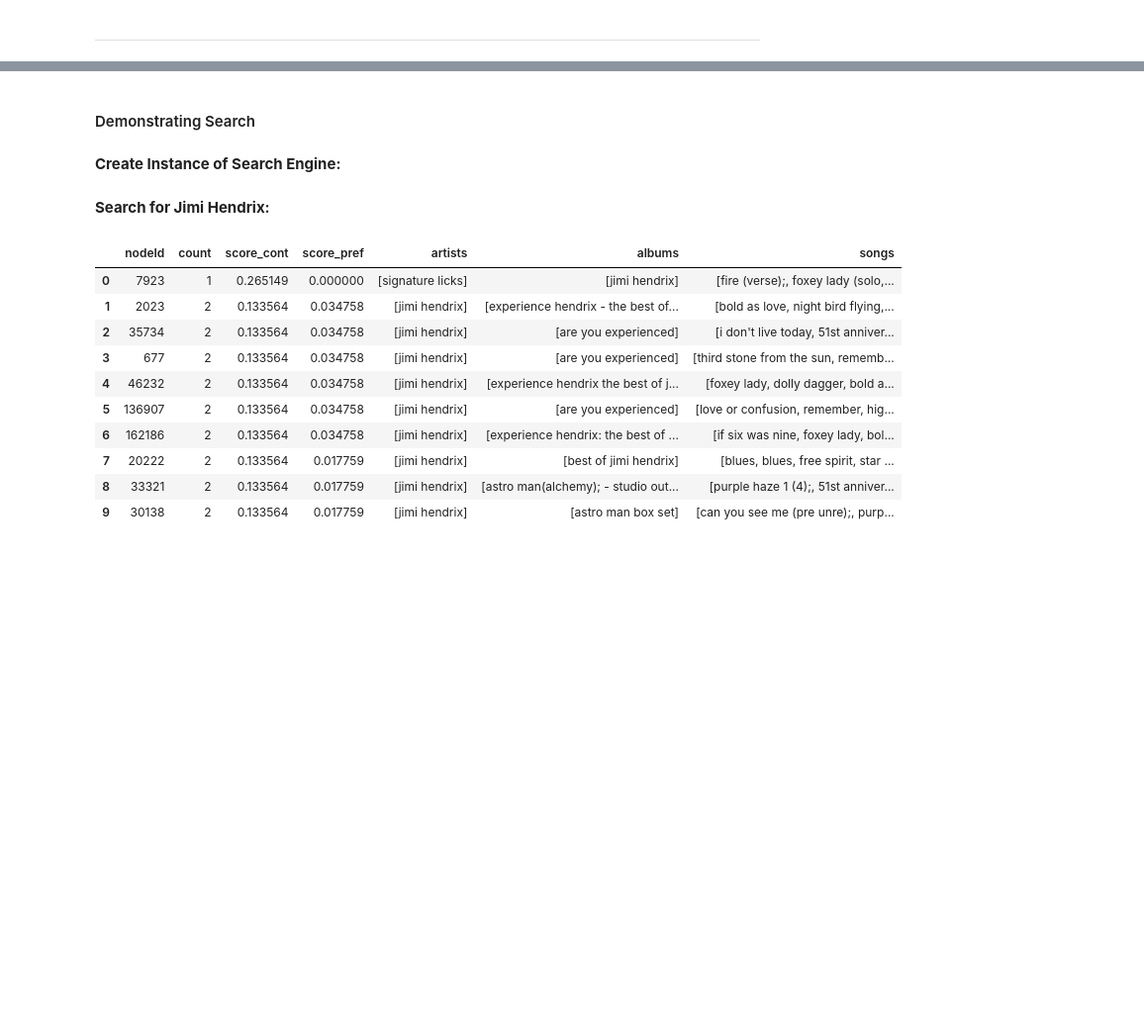
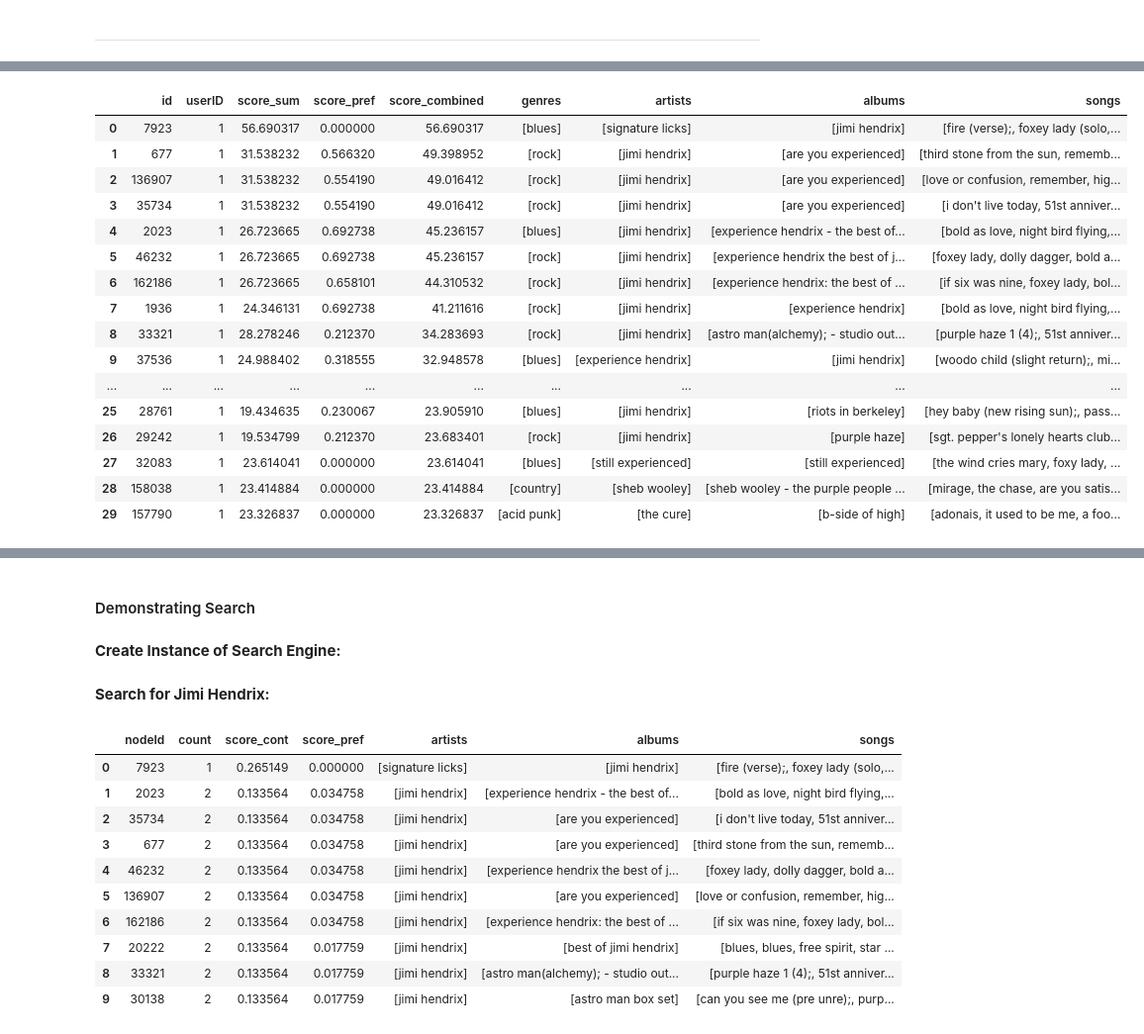
Before and after one commit to julianschelb/gdma-project, a Jupyter notebook: 05_Searching_Demo.ipynb, the cells around one changed output, grey strips where cells are left out. Shown at 99% size. Drawn from its saved outputs; the diff is of its cells as text; code cells hidden in the pictures; blank space fills up the shorter version.

```diff
--- a/05_Searching_Demo.ipynb
+++ b/05_Searching_Demo.ipynb
@@ -208,0 +343,74 @@ This search incorporates nodes corresponding to the input string on the one hand
+# %%
+query = """// Search input
+WITH
+1 as userID,
+'Jimi Hendrix purple haze are you experienced' as searchQuery,
+//'Ludwig van Beethoven Für Elise Symphony' as searchQuery,
+'all' as searchMask
+
+CALL {
+    // Artists
+    WITH searchQuery, searchMask
+    CALL db.index.fulltext.queryNodes('artists', searchQuery)
+    YIELD node, score
+    WHERE searchMask = 'all' or searchMask = 'artists'
+    RETURN node, score
+    UNION
+
+    // Songs
+    WITH searchQuery, searchMask
+    CALL db.index.fulltext.queryNodes('songs', searchQuery)
+    YIELD node, score
+    WHERE searchMask = 'all' or searchMask = 'songs'
+    RETURN node, score
+    UNION
+
+    // Albums
+    WITH searchQuery, searchMask
+    CALL db.index.fulltext.queryNodes('albums', searchQuery)
+    YIELD node, score
+    WHERE searchMask = 'all' or searchMask = 'albums'
+    RETURN node, score
+}
+WITH node, score, userID
+MATCH (node)-[r:APPEARED_ON]->(c:CD)
+WITH DISTINCT c.id as id, c,  sum(score) as score_sum, userID
+
+// Get more information about the CDs
+MATCH (c)-[:CONTAINS]->(ar:Artist)
+MATCH (c)-[:CONTAINS]->(ab:Album)
+MATCH (c)-[:CONTAINS]->(so:Song)
+MATCH (c)-[:BELONGS_TO]->(ge:Genre)
+OPTIONAL MATCH (c)<-[r:PREFERRES]-(u:User {id: userID})
+
+RETURN
+id, userID, score_sum, sum(r.score) as score_pref ,
+score_sum + (sum(r.score)  * score_sum) as score_combined,
+collect(DISTINCT ge.genre) as genres,
+collect(DISTINCT ar.artist) as artists,
+collect(DISTINCT ab.album) as albums,
+collect(DISTINCT so.song) as songs
+
+ORDER BY score_combined DESC
+LIMIT 100"""
+
+dtf_data = pd.DataFrame([dict(_) for _ in session.run(query)])
+dtf_data.head(30)
+# %% [output]
+|  | id | userID | score_sum | score_pref | score_combined | genres | artists | albums | songs |
+| 0 | 7923 | 1 | 56.690317 | 0.000000 | 56.690317 | [blues] | [signature licks] | [jimi hendrix] | [fire (verse);, foxey lady (solo,... |
+| 1 | 677 | 1 | 31.538232 | 0.566320 | 49.398952 | [rock] | [jimi hendrix] | [are you experienced] | [third stone from the sun, rememb... |
+| 2 | 136907 | 1 | 31.538232 | 0.554190 | 49.016412 | [rock] | [jimi hendrix] | [are you experienced] | [love or confusion, remember, hig... |
+| 3 | 35734 | 1 | 31.538232 | 0.554190 | 49.016412 | [rock] | [jimi hendrix] | [are you experienced] | [i don't live today, 51st anniver... |
+| 4 | 2023 | 1 | 26.723665 | 0.692738 | 45.236157 | [blues] | [jimi hendrix] | [experience hendrix - the best of... | [bold as love, night bird flying,... |
+| 5 | 46232 | 1 | 26.723665 | 0.692738 | 45.236157 | [rock] | [jimi hendrix] | [experience hendrix the best of j... | [foxey lady, dolly dagger, bold a... |
+| 6 | 162186 | 1 | 26.723665 | 0.658101 | 44.310532 | [rock] | [jimi hendrix] | [experience hendrix: the best of ... | [if six was nine, foxey lady, bol... |
+| 7 | 1936 | 1 | 24.346131 | 0.692738 | 41.211616 | [rock] | [jimi hendrix] | [experience hendrix] | [bold as love, night bird flying,... |
+| 8 | 33321 | 1 | 28.278246 | 0.212370 | 34.283693 | [rock] | [jimi hendrix] | [astro man(alchemy); - studio out... | [purple haze 1 (4);, 51st anniver... |
+| 9 | 37536 | 1 | 24.988402 | 0.318555 | 32.948578 | [blues] | [experience hendrix] | [jimi hendrix] | [woodo child (slight return);, mi... |
+| ... | ... | ... | ... | ... | ... | ... | ... | ... | ... |
+| 25 | 28761 | 1 | 19.434635 | 0.230067 | 23.905910 | [blues] | [jimi hendrix] | [riots in berkeley] | [hey baby (new rising sun);, pass... |
+| 26 | 29242 | 1 | 19.534799 | 0.212370 | 23.683401 | [rock] | [jimi hendrix] | [purple haze] | [sgt. pepper's lonely hearts club... |
+| 27 | 32083 | 1 | 23.614041 | 0.000000 | 23.614041 | [blues] | [still experienced] | [still experienced] | [the wind cries mary, foxy lady, ... |
+| 28 | 158038 | 1 | 23.414884 | 0.000000 | 23.414884 | [country] | [sheb wooley] | [sheb wooley - the purple people ... | [mirage, the chase, are you satis... |
+| 29 | 157790 | 1 | 23.326837 | 0.000000 | 23.326837 | [acid punk] | [the cure] | [b-side of high] | [adonais, it used to be me, a foo... |
```
Also changed, not shown: parts of 10 cells of this notebook, 1 other file.
